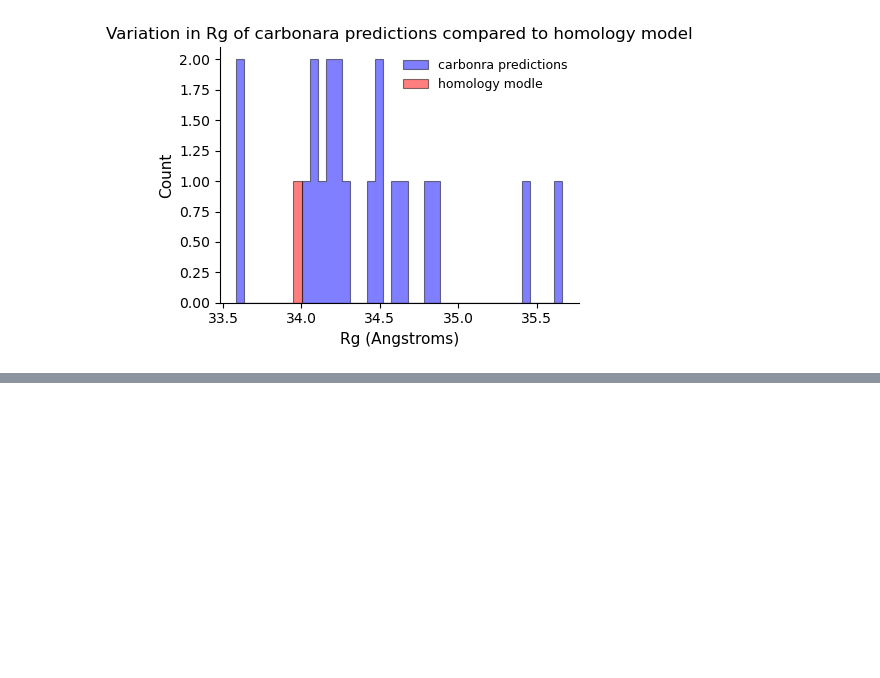
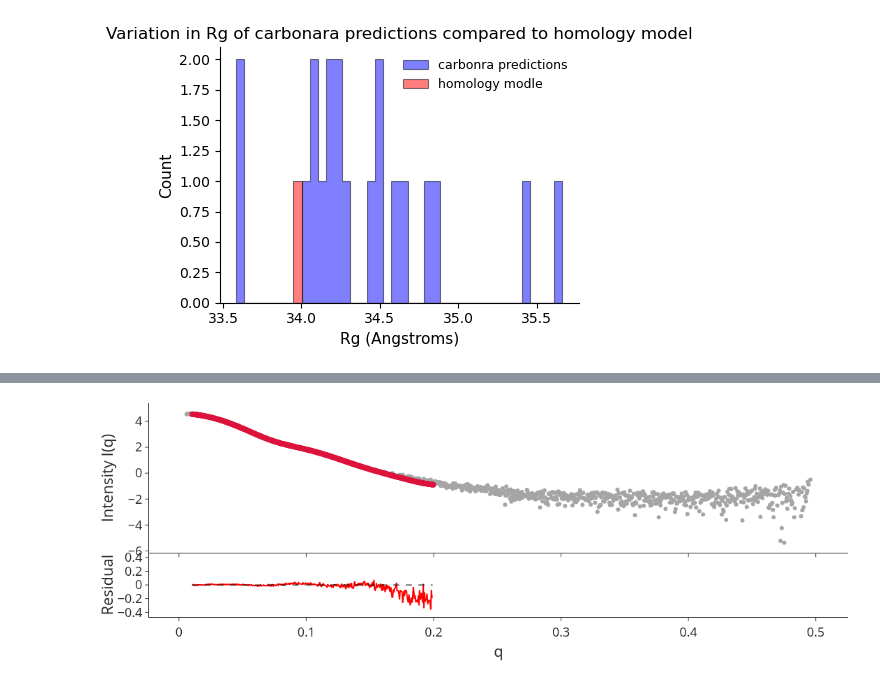
Before and after one commit to Prior-Lab-Durham-University/carbonara, a Jupyter notebook: reconstruction_nb.ipynb, the cells around one changed output, grey strips where cells are left out. Saved outputs shown, nothing was run; the diff lists cells and outputs as text; code cells hidden in the pictures; blank space fills up the shorter version.

```diff
--- a/reconstruction_nb.ipynb
+++ b/reconstruction_nb.ipynb
@@ -13,5 +13,5 @@ First set up the directory
 # %%
 # Specify the directory to search replace with what ever you set run_name as
 
-directory = 'carbonara_runs/IZZY_MOL/'
+directory = 'carbonara_runs/LILRB3-ECD_D2-D3_q-max_0.2 copy/'
 run = "fitdata"
@@ -18,3 +174,5 @@ run = "fitdata"
+# %%
+constrs = constraints_to_residue_pairs(directory+"fingerPrint1.dat",directory+"fixedDistanceConstraints1.dat")
 # %%
 # check the number of independent fitting runs
 
@@ -26,4 +184,4 @@ If you want to apply the all atom backmappingh the last predictions of the run e
 # %%
 # if the all atom structures weren't constructed in real time then recreate them here. You should expect output as shown below
 
-bm.generateAllAtomisticFits(directory,run,threshold="last",rateIn= "fast")
+bm.generateAllAtomisticFits(directory,run,threshold="last",rateIn= "fast",disulfides = constrs)
@@ -137,3 +287,7 @@ view =  fa.visualisePredictionComparison(directory+run,runNo1,runNo2,predNo1,pre
+# %%
+cdt.SAXS_fit_plotter(os.path.join(directory,"Saxs.dat"),os.path.join(directory+run,f"mol{1}_step_{12}_scatter.dat"), full_q=True)
+# %% [output]
+[figure, added]
 # %%
 # collet the mixture precentages and end pdbs's
 
```
Also changed, not shown: parts of 9 cells of this notebook, 1 other file.
